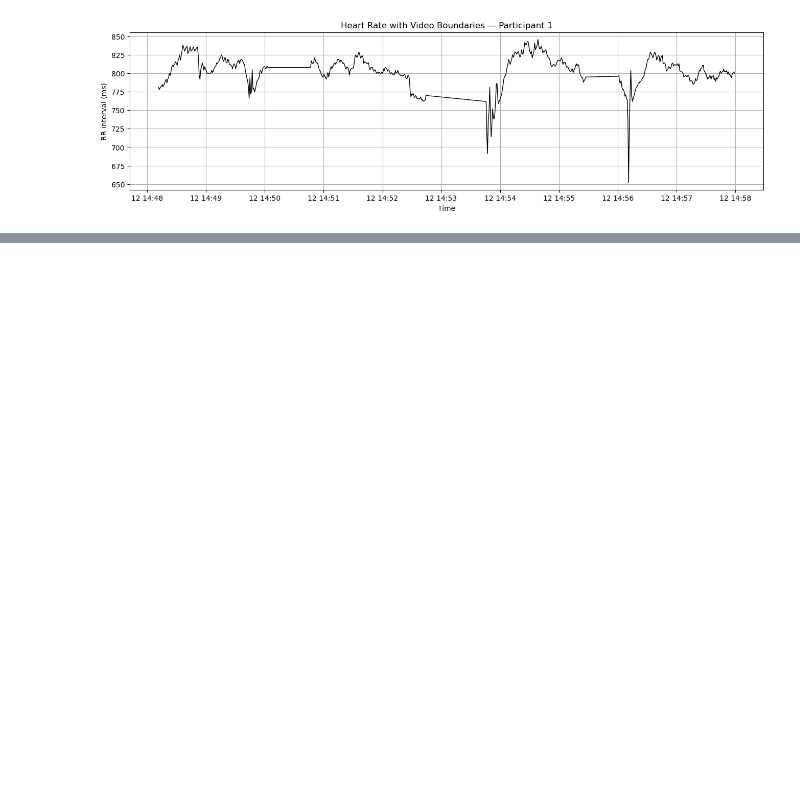
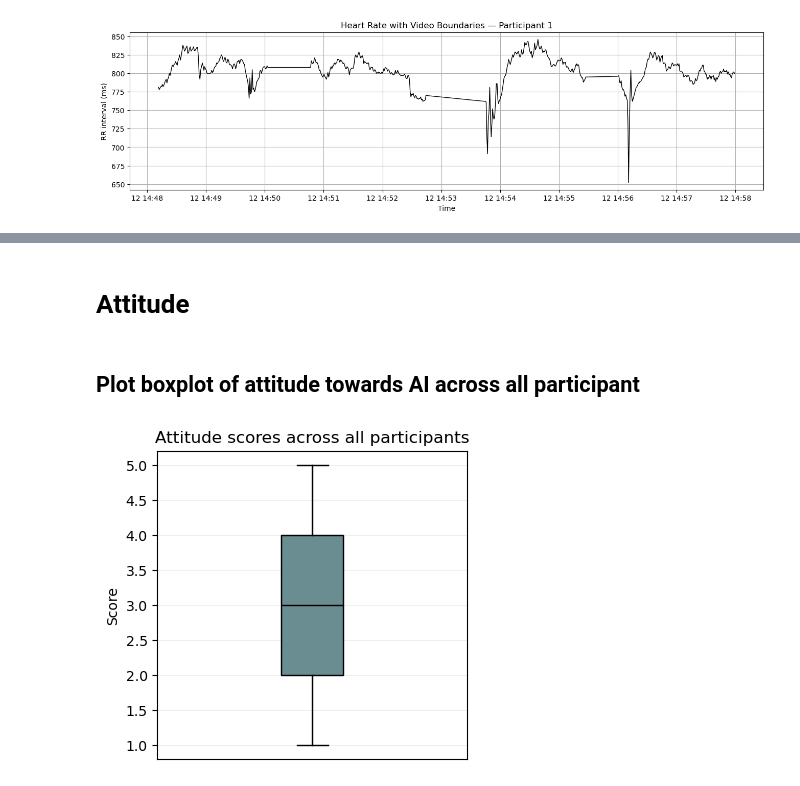
Before and after one commit to BalducciFrancesco/02455-Experiment-In-Cognitive-Science, a Jupyter notebook: analysis/data_visualization.ipynb, the cells around one changed output, grey strips where cells are left out. Drawn from its saved outputs; the diff is of its cells as text; code cells hidden in the pictures; blank space fills up the shorter version.

```diff
--- a/analysis/data_visualization.ipynb
+++ b/analysis/data_visualization.ipynb
@@ -182,0 +250,23 @@ plot_hr_with_videos(1)
+# %% [markdown]
+# Attitude
+# %% [markdown]
+## Plot boxplot of attitude towards AI across all participant
+# %%
+import pandas as pd
+import matplotlib.pyplot as plt
+
+mean_table = pd.read_csv('attitude_per_participant.csv')
+
+plt.figure(figsize=(4, 4))
+plt.title('Attitude scores across all participants')
+
+bp = plt.boxplot(mean_table["attitude"], patch_artist=True, widths=0.2)
+bp['boxes'][0].set_facecolor("#6A8D92")  # muted teal to match palette
+bp['medians'][0].set_color('black')
+
+plt.xticks([])
+plt.ylabel('Score')
+plt.grid(True, alpha=0.2, axis='y')
+plt.show()
+# %% [output]
+[figure, added]
```
Also changed, not shown: parts of 10 cells of this notebook.
